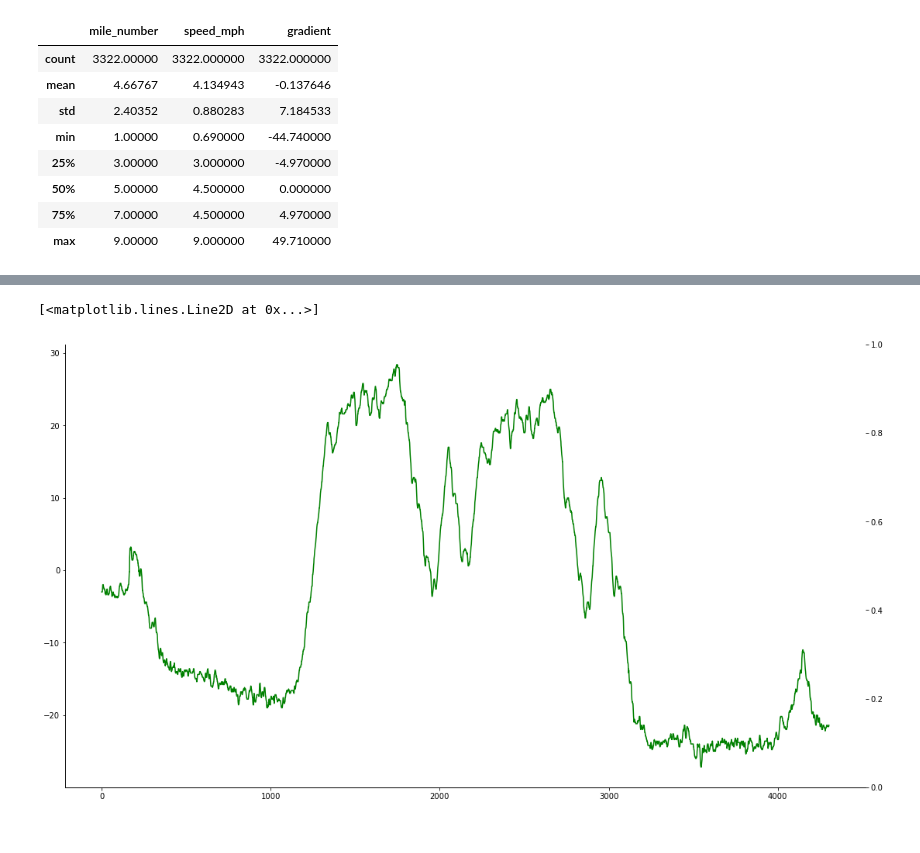
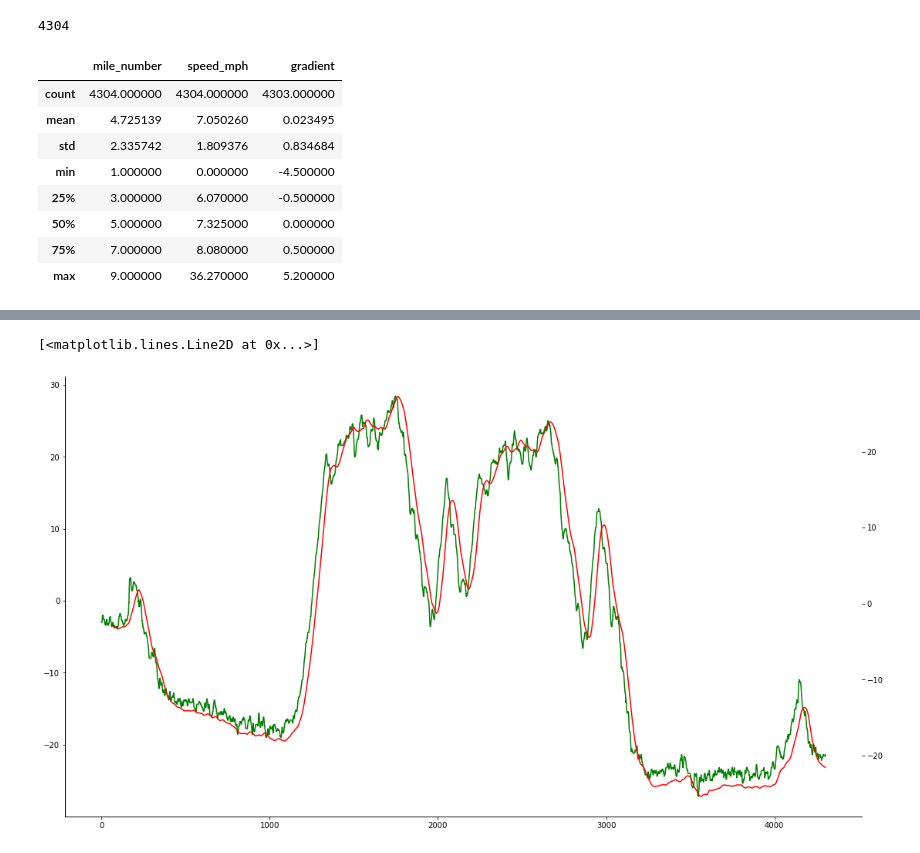
Before and after one commit to lrhf97/gpx_analysis, a Jupyter notebook: gradient_creation.ipynb, the cells around one changed output, grey strips where cells are left out. Saved outputs shown, nothing was run; the diff lists cells and outputs as text; code cells hidden in the pictures.

```diff
--- a/gradient_creation.ipynb
+++ b/gradient_creation.ipynb
@@ -25,16 +21,0 @@ def section_distance(df,unit):
-# %%
-unit1 = .0025
-print(unit1*5280, "feet interval")
-df['grade_section_exp'] = df.apply(section_distance,unit=unit1, axis=1)
-
-def find_neighbours(value, df, colname):
-    exactmatch = df[df[colname] == value]
-    if not exactmatch.empty:
-        return exactmatch.index
-    else:
-        lowerneighbour_ind = df[df[colname] < value][colname].idxmax()
-        upperneighbour_ind = df[df[colname] > value][colname].idxmin()
-        return [lowerneighbour_ind, upperneighbour_ind]
-
-junder,jover = find_neighbours(unit1,df,'cum_distance')
-df[junder:jover+1]
@@ -70,0 +65,4 @@ plt.plot(np.arange(len(gradient)), gradient, lw=2, color='#101010');
+# %%
+df['gradient_each_point'] = gradient_each_point
+
+df['euc_mph'].describe()
@@ -74,29 +82,35 @@ conversion_factor = 0.62137119
 grade_section_speed =[]
 grade_pace =[]
 mile_marker = []
-grade_markers = grade_marker_loc(df)
-for i in grade_markers:
-    time_diff = df['second'][i] - prev+1
-    unit_speed = unit1/(time_diff/60/60)
-    unit_pace = str(datetime.timedelta(seconds=60/unit_speed*60))
+
+for i in range(len(df)):
+
+    unit_speed = df['euc_mph'][i]
+    if unit_speed == 0:
+        unit_pace = 0
+    else:
+        unit_pace = str(datetime.timedelta(seconds=60/unit_speed*60))
     grade_section_speed.append(np.round(unit_speed,2))
     grade_pace.append(unit_pace)
     mile_marker.append(df['mile_num'][i])
-    prev = df['second'][i]
+# %%
+len(mile_marker)
+# %% [output]
+4304
 # %%
-d={'mile_number':mile_marker,'speed_mph':grade_section_speed,'pace':grade_pace,'gradient':gradient}
+d={'mile_number':mile_marker,'speed_mph':grade_section_speed,'pace':grade_pace,'gradient':gradient_each_point}
 speed_grade = pd.DataFrame(data = d)
 speed_grade.describe()
 # %% [output]
 |  | mile_number | speed_mph | gradient |
-| count | 3322.00000 | 3322.000000 | 3322.000000 |
-| mean | 4.66767 | 4.134943 | -0.137646 |
-| std | 2.40352 | 0.880283 | 7.184533 |
-| min | 1.00000 | 0.690000 | -44.740000 |
-| 25% | 3.00000 | 3.000000 | -4.970000 |
-| 50% | 5.00000 | 4.500000 | 0.000000 |
-| 75% | 7.00000 | 4.500000 | 4.970000 |
-| max | 9.00000 | 9.000000 | 49.710000 |
+| count | 4304.000000 | 4304.000000 | 4303.000000 |
+| mean | 4.725139 | 7.050260 | 0.023495 |
+| std | 2.335742 | 1.809376 | 0.834684 |
+| min | 1.000000 | 0.000000 | -4.500000 |
+| 25% | 3.000000 | 6.070000 | -0.500000 |
+| 50% | 5.000000 | 7.325000 | 0.000000 |
+| 75% | 7.000000 | 8.080000 | 0.500000 |
+| max | 9.000000 | 36.270000 | 5.200000 |
 # %%
 import altair as alt
 
@@ -159,9 +173,9 @@ fig, ax1 = plt.subplots()
 fig.set_size_inches(18.5, 10.5)
 ax2 = ax1.twinx()
 ax1.plot(df.index,df['elevation'], c='g')
-# ax2.plot(df.index[0:2000],df['elevation_change'].rolling(60).mean()[0:2000], c='r')
+ax2.plot(df.index,df['elevation'].rolling(60).mean(), c='r')
 # ax2.plot(df.index[0:2000],df['elevation_change'].rolling(elv_period).max()[0:2000], c='r')
 # ax2.plot(df.index[0:2000],df['elevation_change'].rolling(elv_period).min()[0:2000], c='b')
 # %% [output]
 [<matplotlib.lines.Line2D at 0x...>]
-[figure, old version]
+[figure, new version]
```
Also changed, not shown: parts of 7 cells of this notebook, 3 other files.
